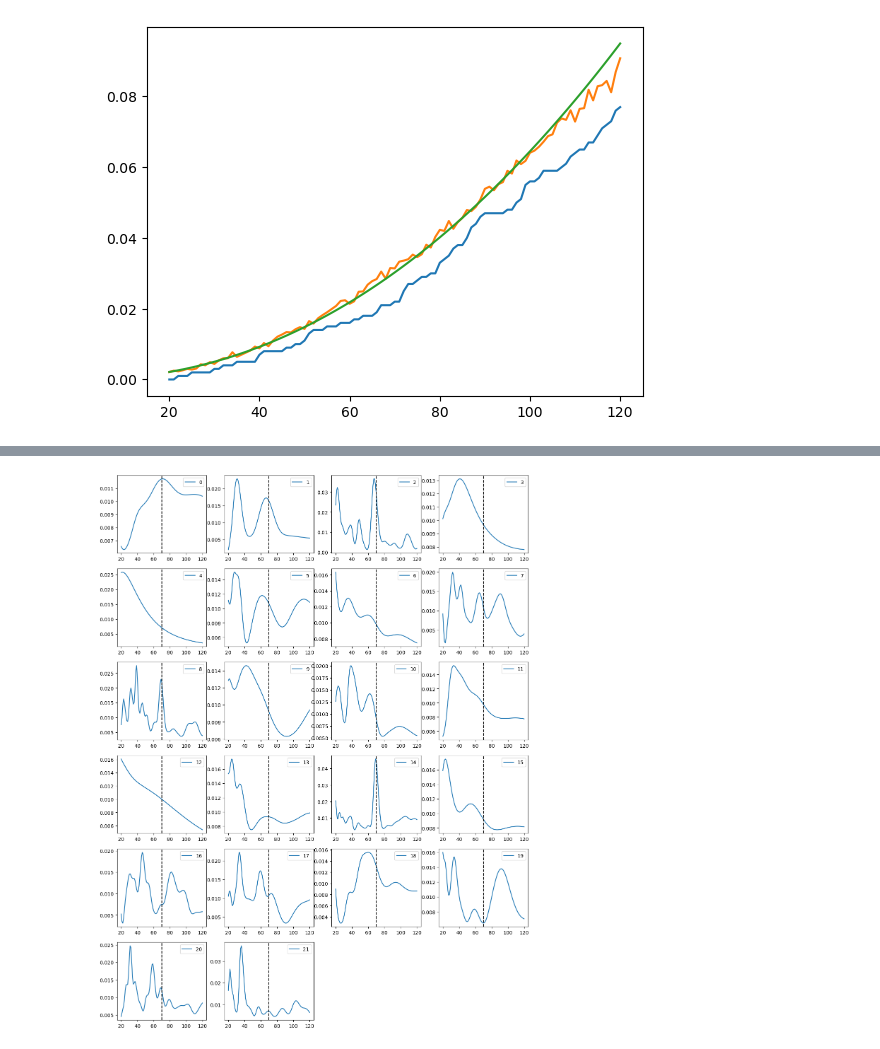
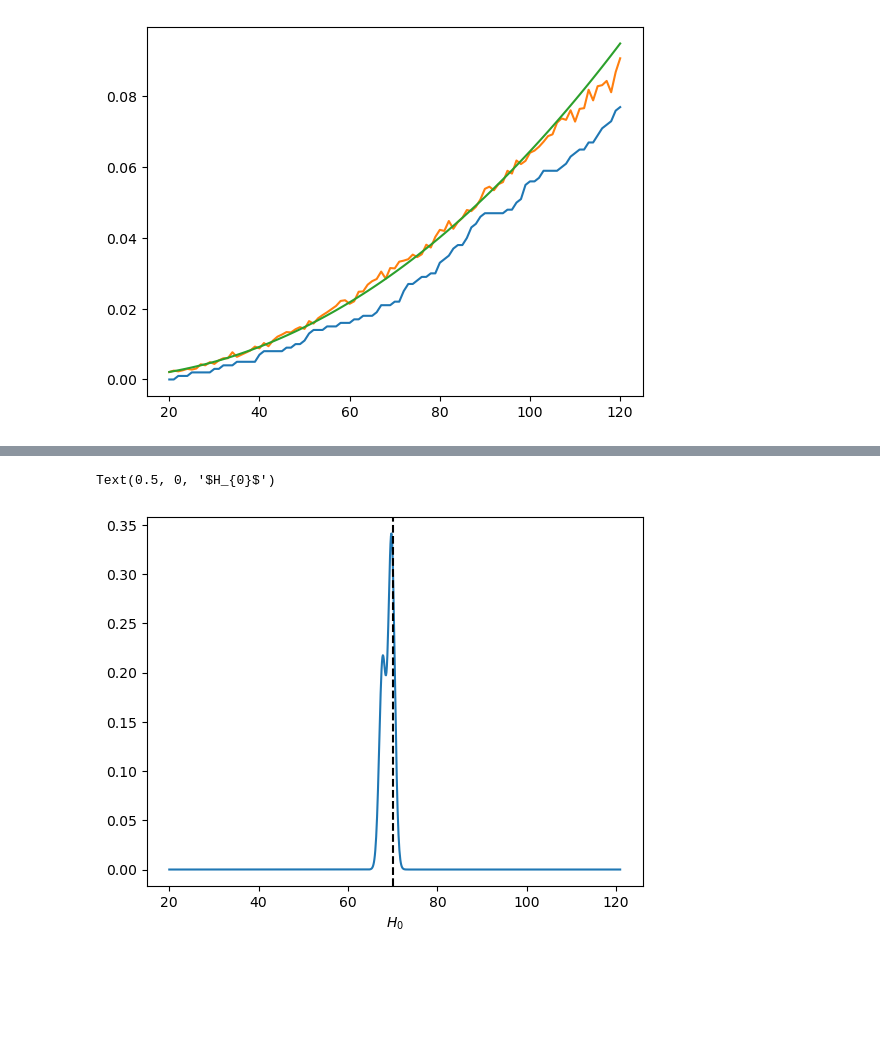
Before and after one commit to seanmacb/northstars_S26B_prep, a Jupyter notebook: infer_H0_simulation_for_proposal/scripts_tathagata/H0infer.ipynb, the cells around one changed output, grey strips where cells are left out. Saved outputs shown, nothing was run; the diff lists cells and outputs as text; code cells hidden in the pictures; blank space fills up the shorter version.

```diff
--- a/infer_H0_simulation_for_proposal/scripts_tathagata/H0infer.ipynb
+++ b/infer_H0_simulation_for_proposal/scripts_tathagata/H0infer.ipynb
@@ -171,5 +173,8 @@ det_id = np.where(snr>=snr_thresh) [0]
 # %%
-z_sigma = 0.001
+H0_array = np.arange (20, 121, 0.1)
+
+z_sigma = 0.0001
+
 
 z_array_entire = np.linspace (0, max(z_true)+3*z_sigma, 25000)
 
@@ -200,7 +205,8 @@ for gg, gw_id in enumerate(tqdm(det_id)) :
     zmin = dl2z_H0min(dl_min)
     zmax = dl2z_H0max(dl_max)
 
-    mask_gal_in_sky = (ra_true<=raGW[gw_id]+3*ra_1sig) & (ra_true>=raGW[gw_id]-3*ra_1sig) &  (dec_true<=decGW[gw_id]+3*dec_1sig) & (dec_true>=decGW[gw_id]-3*dec_1sig) & (z_true>=zmin) & (z_true<=zmax)
+    # not correct, but give some idea; ideal way to calculate pixelwise
+    mask_gal_in_sky = (ra_true<=raGW[gw_id]+ra_1sig) & (ra_true>=raGW[gw_id]-ra_1sig) &  (dec_true<=decGW[gw_id]+dec_1sig) & (dec_true>=decGW[gw_id]-dec_1sig) & (z_true>=zmin) & (z_true<=zmax)
 
 
     z_gal_event = z_true[mask_gal_in_sky]
@@ -250,11 +245,13 @@ plt.axvline (70, ls='--', color='k')
-# %%
-plt.figure (figsize=(15,20))
-
-for ii in range (pH0_array_events.shape[0]):
-    plt.subplot (6, 4, ii+1)
-    plt.plot (H0_array, pH0_array_events[ii], label=ii)
-    plt.axvline (70, ls='--', color='k')
-
-    plt.legend ()
-# %% [output]
-[figure, removed]
+# %%
+pH0_final = np.exp(np.sum(np.log(pH0_array_events), axis=0))
+pH0_final[np.isnan(pH0_final)] = 0
+pH0_final /= simpson(x=H0_array, y=pH0_final)
+
+plt.plot( H0_array, pH0_final)
+
+plt.axvline (70, ls='--', color='k')
+
+plt.xlabel (r'$H_{0}$')
+# %% [output]
+Text(0.5, 0, '$H_{0}$')
+[figure, added]
```
Also changed, not shown: parts of 2 cells of this notebook.
